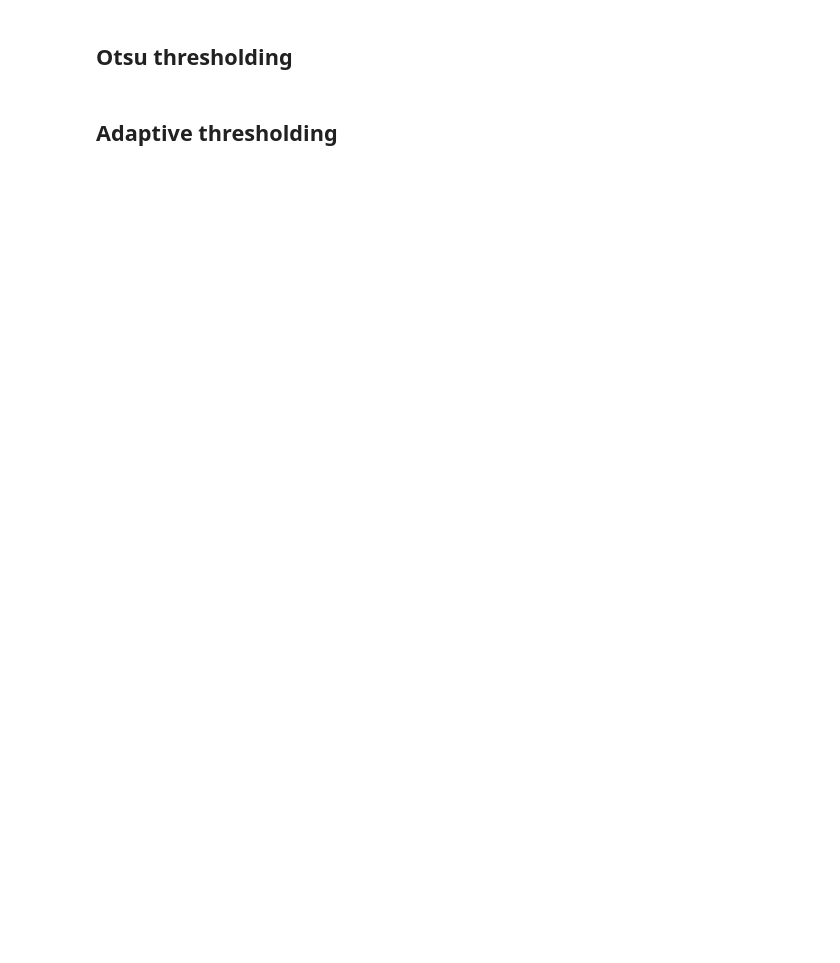
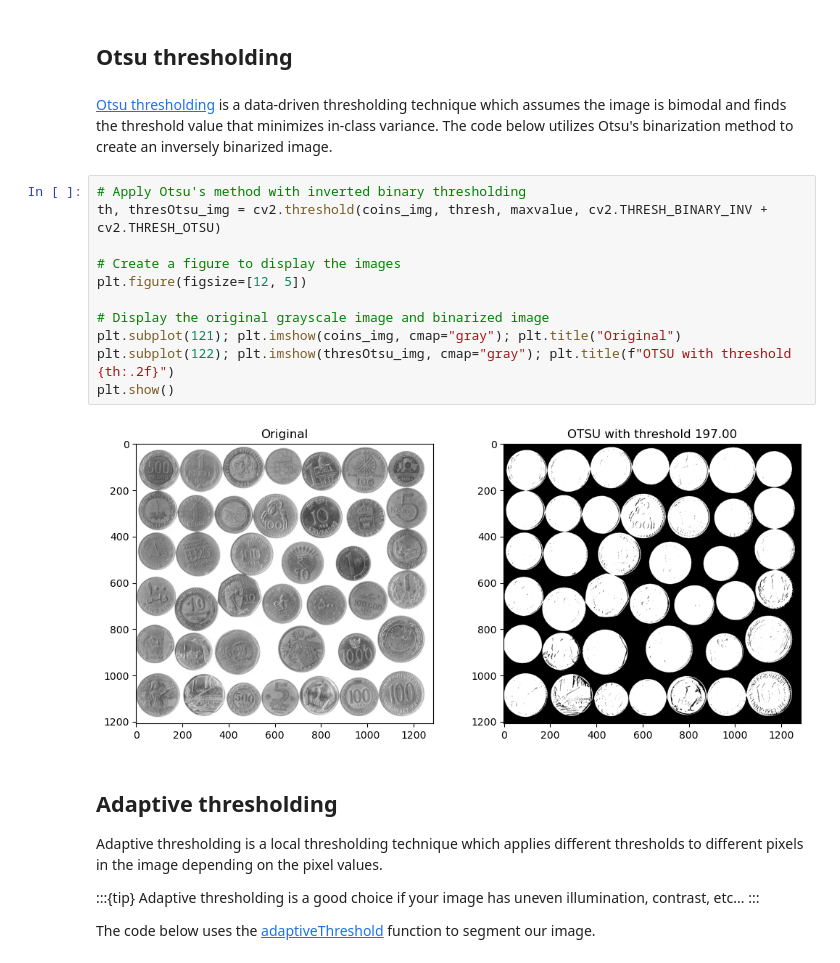
Before and after one commit to jacob-cunningham-ds/ece_2390, a Jupyter notebook: notes/02_lecture.ipynb, the cells around one changed output. Drawn from its saved outputs; the diff is of its cells as text; blank space fills up the shorter version.

```diff
--- a/notes/02_lecture.ipynb
+++ b/notes/02_lecture.ipynb
@@ -270,4 +322,27 @@ plt.show()
 # %% [markdown]
 ## Otsu thresholding
+# %% [markdown]
+[Otsu thresholding](wiki:Otsu's_method) is a data-driven thresholding technique which assumes the image is bimodal and finds the threshold value that minimizes in-class variance. The code below utilizes Otsu's binarization method to create an inversely binarized image.
+# %%
+# Apply Otsu's method with inverted binary thresholding
+th, thresOtsu_img = cv2.threshold(coins_img, thresh, maxvalue, cv2.THRESH_BINARY_INV + cv2.THRESH_OTSU)
+
+# Create a figure to display the images
+plt.figure(figsize=[12, 5])
+
+# Display the original grayscale image and binarized image
+plt.subplot(121); plt.imshow(coins_img, cmap="gray"); plt.title("Original")
+plt.subplot(122); plt.imshow(thresOtsu_img, cmap="gray"); plt.title(f"OTSU with threshold {th:.2f}")
+plt.show()
+# %% [output]
+[figure, added]
 # %% [markdown]
 ## Adaptive thresholding
+
+Adaptive thresholding is a local thresholding technique which applies different thresholds to different pixels in the image depending on the pixel values.
+
+:::{tip}
+Adaptive thresholding is a good choice if your image has uneven illumination, contrast, etc...
+:::
+
+The code below uses the [adaptiveThreshold](#card-adaptiveThreshold) function to segment our image.
```
Also changed, not shown: parts of 8 cells of this notebook, 1 other file.
